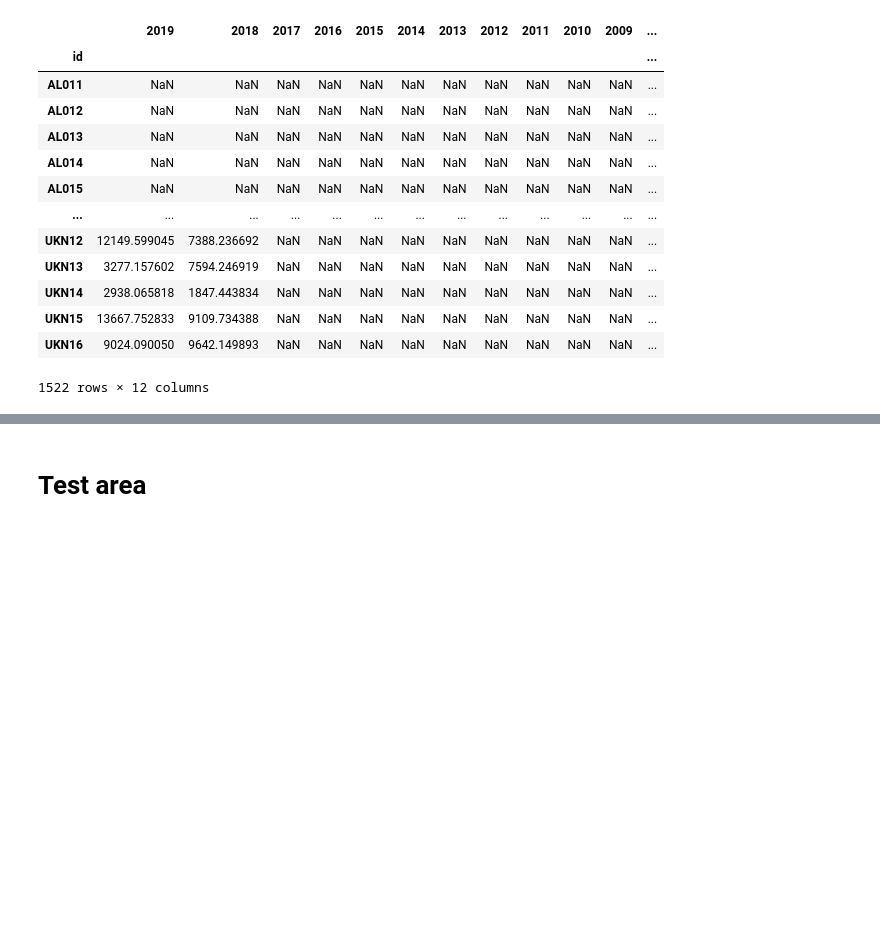
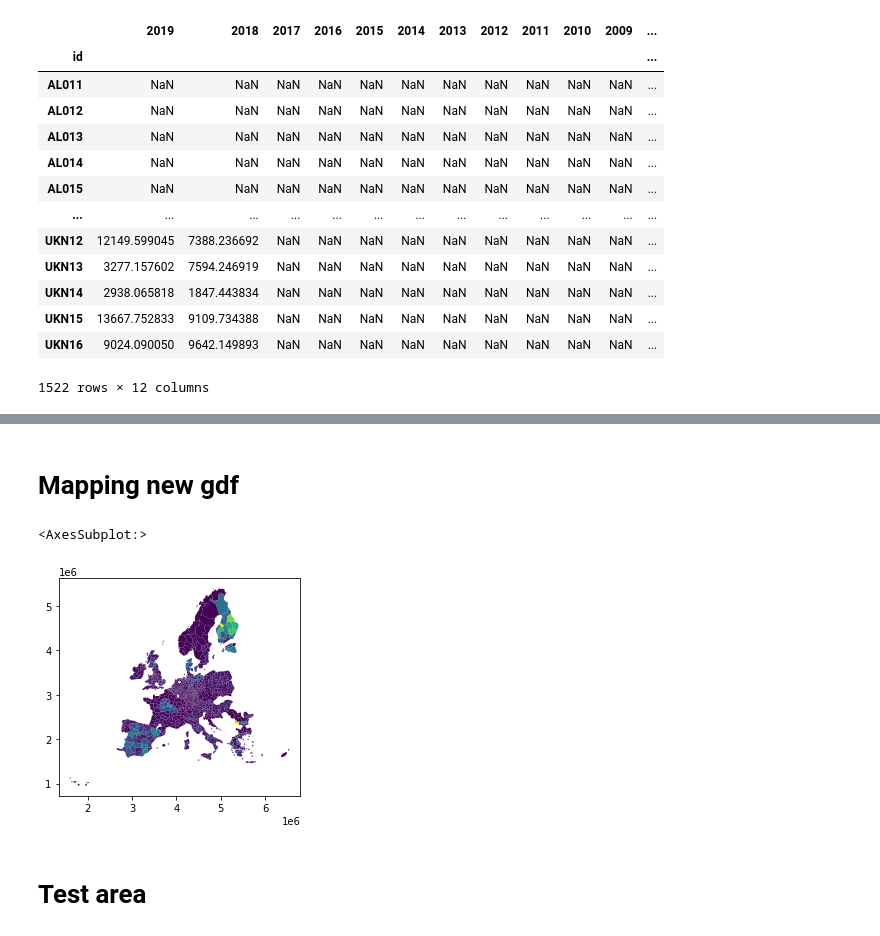
Before and after one commit to Frostie10/eurostat_test, a Jupyter notebook: test_eurostat.ipynb, the cells around one changed output, grey strips where cells are left out. Cells and saved outputs as stored; diff of their text form; code cells hidden in the pictures; blank space fills up the shorter version.

```diff
--- a/test_eurostat.ipynb
+++ b/test_eurostat.ipynb
@@ -209,7 +227,6 @@ df_transportdistance_share_GT01
 # %%
-#selecting 2019 column
-df_tds_GT01_2019 = df_transportdistance_share_GT01
-df_tds_GT01_2019 = df_tds_GT01_2019.droplevel(1)
+#droping country index
+df_tds_GT01_2019 = df_transportdistance_share_GT01.droplevel(1)
 df_tds_GT01_2019
 # %% [output]
 |  | 2019 | 2018 | 2017 | 2016 | 2015 | 2014 | 2013 | 2012 | 2011 | 2010 | 2009 | ... |
@@ -256,5 +246,7 @@ ValueError: Wrong number of items passed 12, placement implies 1
-# %%
-#selecting 2019 column
-df_tds_GT01_2019 = df_transportdistance_share_GT01.iloc[:, 0]
-df_tds_GT01_2019 = df_tds_GT01_2019.droplevel(1)
-df_tds_GT01_2019
+# %%
+#set the id column as an index so pandas will align the id of the gdf with the id of the df
+gdf_dw = gdf_dw.set_index('id')
+# %%
+#add the data from the df to the gdf
+gdf1 = gdf_dw.join(df_tds_GT01_2019)
+gdf1
@@ -261,7 +268,14 @@ df_tds_GT01_2019
+# %% [markdown]
+# Mapping new gdf
+# %%
+gdf1.plot('2019')
+# %% [output]
+<AxesSubplot:>
+[figure, added]
+# %% [markdown]
+# Test area
 # %%
 print(gdf.iloc[10:70])
-# %% [markdown]
-# Test area
 # %%
 #trying to use different dataset with total transport amount
 df_unloading_test = pearson_util.load_eurostat_tsv('https://ec.europa.eu/eurostat/estat-navtree-portlet-prod/BulkDownloadListing?file=data/road_go_ta_ru.tsv.gz',['subsector', 'unit', 'region'])
```
Also changed, not shown: parts of 6 cells of this notebook.
